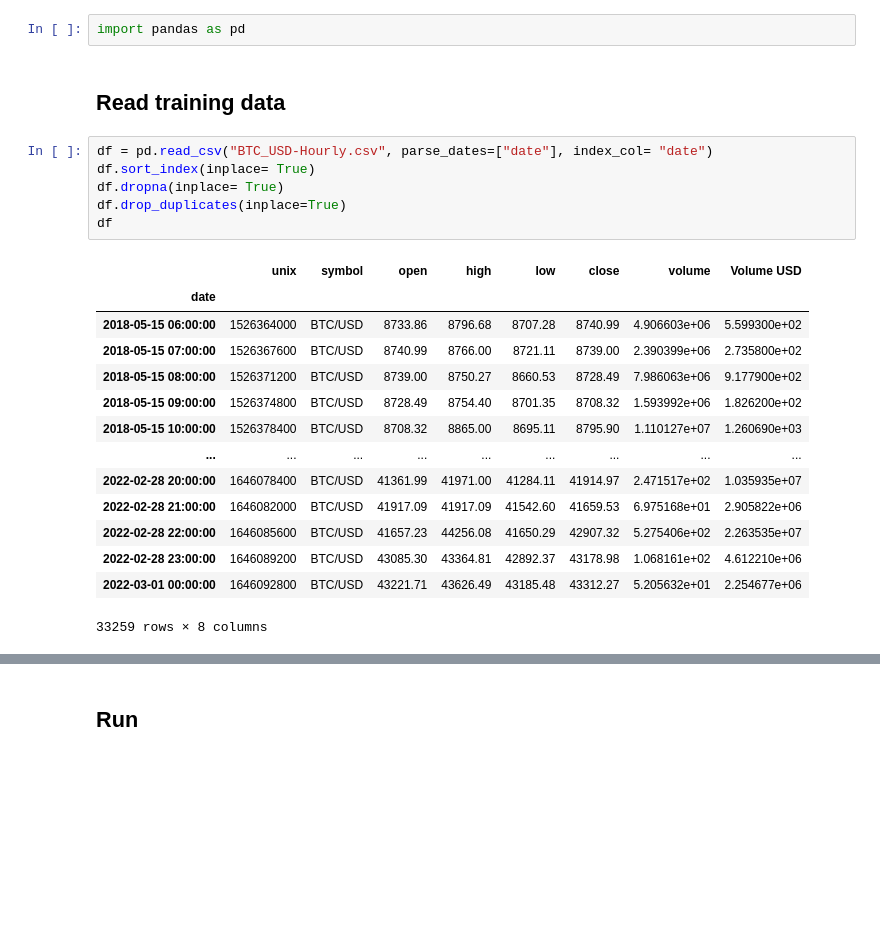
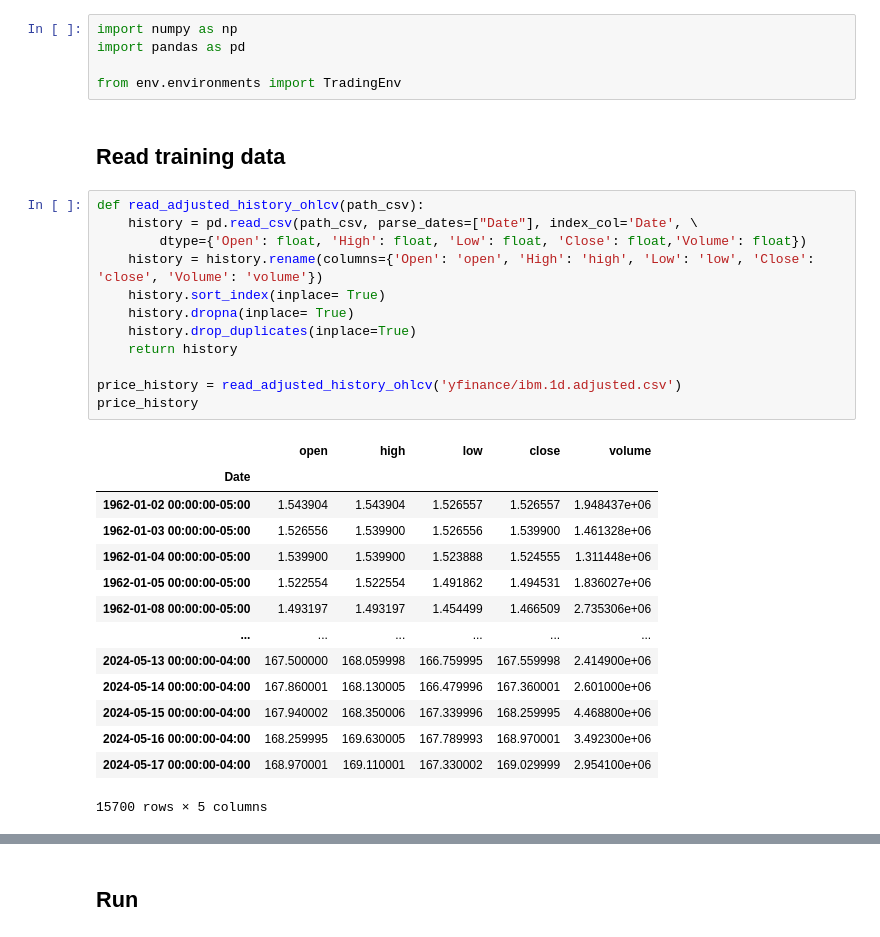
Before and after one commit to ishiyan/Proeftuin-py, a Jupyter notebook: my-env/example-environment.ipynb, the cells around one changed output, grey strips where cells are left out. Saved outputs shown, nothing was run; the diff lists cells and outputs as text; blank space fills up the shorter version.

```diff
--- a/my-env/example-environment.ipynb
+++ b/my-env/example-environment.ipynb
@@ -1,26 +1,35 @@
 # %%
+import numpy as np
 import pandas as pd
+
+from env.environments import TradingEnv
 # %% [markdown]
 ## Read training data
-# %%
-df = pd.read_csv("BTC_USD-Hourly.csv", parse_dates=["date"], index_col= "date")
-df.sort_index(inplace= True)
-df.dropna(inplace= True)
-df.drop_duplicates(inplace=True)
-df
-# %% [output]
-|  | unix | symbol | open | high | low | close | volume | Volume USD |
-| date |  |  |  |  |  |  |  |  |
-| 2018-05-15 06:00:00 | 1526364000 | BTC/USD | 8733.86 | 8796.68 | 8707.28 | 8740.99 | 4.906603e+06 | 5.599300e+02 |
-| 2018-05-15 07:00:00 | 1526367600 | BTC/USD | 8740.99 | 8766.00 | 8721.11 | 8739.00 | 2.390399e+06 | 2.735800e+02 |
-| 2018-05-15 08:00:00 | 1526371200 | BTC/USD | 8739.00 | 8750.27 | 8660.53 | 8728.49 | 7.986063e+06 | 9.177900e+02 |
-| 2018-05-15 09:00:00 | 1526374800 | BTC/USD | 8728.49 | 8754.40 | 8701.35 | 8708.32 | 1.593992e+06 | 1.826200e+02 |
-| 2018-05-15 10:00:00 | 1526378400 | BTC/USD | 8708.32 | 8865.00 | 8695.11 | 8795.90 | 1.110127e+07 | 1.260690e+03 |
-| ... | ... | ... | ... | ... | ... | ... | ... | ... |
-| 2022-02-28 20:00:00 | 1646078400 | BTC/USD | 41361.99 | 41971.00 | 41284.11 | 41914.97 | 2.471517e+02 | 1.035935e+07 |
-| 2022-02-28 21:00:00 | 1646082000 | BTC/USD | 41917.09 | 41917.09 | 41542.60 | 41659.53 | 6.975168e+01 | 2.905822e+06 |
-| 2022-02-28 22:00:00 | 1646085600 | BTC/USD | 41657.23 | 44256.08 | 41650.29 | 42907.32 | 5.275406e+02 | 2.263535e+07 |
-| 2022-02-28 23:00:00 | 1646089200 | BTC/USD | 43085.30 | 43364.81 | 42892.37 | 43178.98 | 1.068161e+02 | 4.612210e+06 |
-| 2022-03-01 00:00:00 | 1646092800 | BTC/USD | 43221.71 | 43626.49 | 43185.48 | 43312.27 | 5.205632e+01 | 2.254677e+06 |
-33259 rows × 8 columns
+# %%
+def read_adjusted_history_ohlcv(path_csv):
+    history = pd.read_csv(path_csv, parse_dates=["Date"], index_col='Date', \
+        dtype={'Open': float, 'High': float, 'Low': float, 'Close': float,'Volume': float})
+    history = history.rename(columns={'Open': 'open', 'High': 'high', 'Low': 'low', 'Close': 'close', 'Volume': 'volume'})
+    history.sort_index(inplace= True)
+    history.dropna(inplace= True)
+    history.drop_duplicates(inplace=True)
+    return history
+
+price_history = read_adjusted_history_ohlcv('yfinance/ibm.1d.adjusted.csv')
+price_history
+# %% [output]
+|  | open | high | low | close | volume |
+| Date |  |  |  |  |  |
+| 1962-01-02 00:00:00-05:00 | 1.543904 | 1.543904 | 1.526557 | 1.526557 | 1.948437e+06 |
+| 1962-01-03 00:00:00-05:00 | 1.526556 | 1.539900 | 1.526556 | 1.539900 | 1.461328e+06 |
+| 1962-01-04 00:00:00-05:00 | 1.539900 | 1.539900 | 1.523888 | 1.524555 | 1.311448e+06 |
+| 1962-01-05 00:00:00-05:00 | 1.522554 | 1.522554 | 1.491862 | 1.494531 | 1.836027e+06 |
+| 1962-01-08 00:00:00-05:00 | 1.493197 | 1.493197 | 1.454499 | 1.466509 | 2.735306e+06 |
+| ... | ... | ... | ... | ... | ... |
+| 2024-05-13 00:00:00-04:00 | 167.500000 | 168.059998 | 166.759995 | 167.559998 | 2.414900e+06 |
+| 2024-05-14 00:00:00-04:00 | 167.860001 | 168.130005 | 166.479996 | 167.360001 | 2.601000e+06 |
+| 2024-05-15 00:00:00-04:00 | 167.940002 | 168.350006 | 167.339996 | 168.259995 | 4.468800e+06 |
+| 2024-05-16 00:00:00-04:00 | 168.259995 | 169.630005 | 167.789993 | 168.970001 | 3.492300e+06 |
+| 2024-05-17 00:00:00-04:00 | 168.970001 | 169.110001 | 167.330002 | 169.029999 | 2.954100e+06 |
+15700 rows × 5 columns
 # %% [markdown]
```
Also changed, not shown: parts of 6 cells of this notebook, 35 other files.
